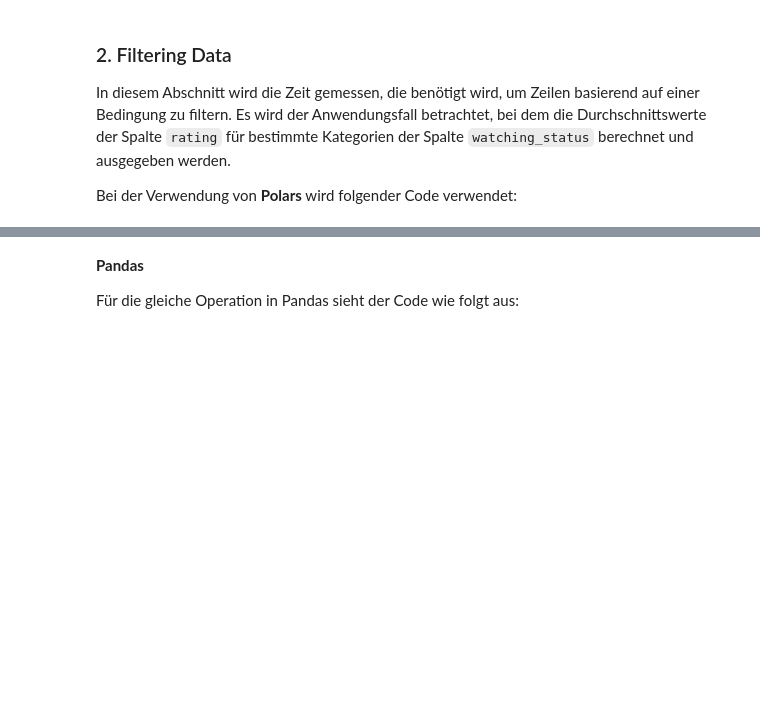
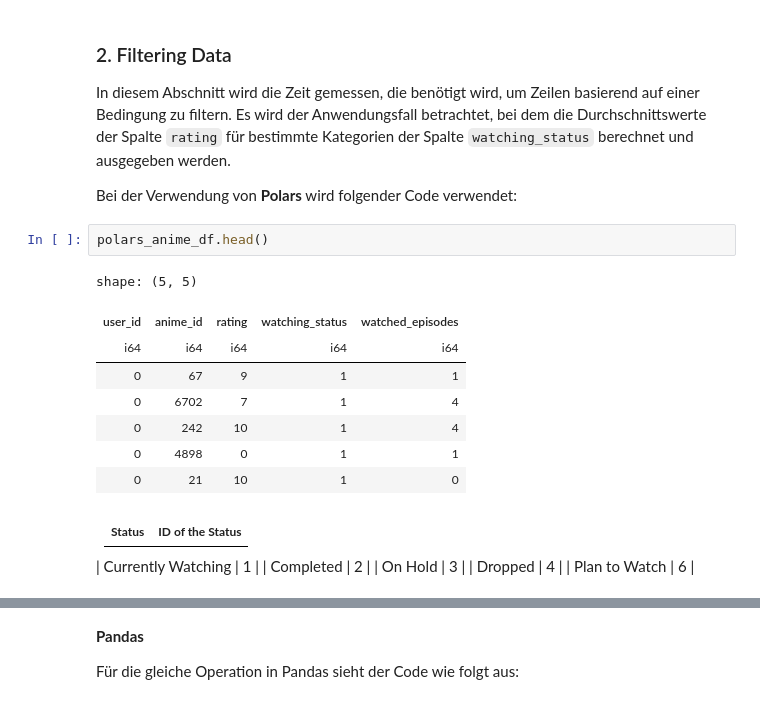
Before and after one commit to kalvintera/DataSpeedway-Pandas-vs-Polars, a Jupyter notebook: Comparative-Analysis.ipynb, the cells around one changed output, grey strips where cells are left out. Drawn from its saved outputs; the diff is of its cells as text; blank space fills up the shorter version.

```diff
--- a/Comparative-Analysis.ipynb
+++ b/Comparative-Analysis.ipynb
@@ -223,6 +281,26 @@ Wall time: 5.56 s
 In diesem Abschnitt wird die Zeit gemessen, die benötigt wird, um Zeilen basierend auf einer Bedingung zu filtern. Es wird der Anwendungsfall betrachtet, bei dem die Durchschnittswerte der Spalte `rating` für bestimmte Kategorien der Spalte `watching_status` berechnet und ausgegeben werden.
 
 Bei der Verwendung von  **Polars** wird folgender Code verwendet:
+# %%
+polars_anime_df.head()
+# %% [output]
+shape: (5, 5)
+| user_id | anime_id | rating | watching_status | watched_episodes |
+| i64 | i64 | i64 | i64 | i64 |
+| 0 | 67 | 9 | 1 | 1 |
+| 0 | 6702 | 7 | 1 | 4 |
+| 0 | 242 | 10 | 1 | 4 |
+| 0 | 4898 | 0 | 1 | 1 |
+| 0 | 21 | 10 | 1 | 0 |
+# %% [markdown]
+| **Status**             | **ID of the Status** |
+|-------------------------|----------------------|
+
+| Currently Watching     | 1                    |
+| Completed              | 2                    |
+| On Hold                | 3                    |
+| Dropped                | 4                    |
+| Plan to Watch          | 6                    |
 # %%
 %time polars_anime_df \
     .groupby(by = "watching_status") \
```
Also changed, not shown: parts of 14 cells of this notebook.
